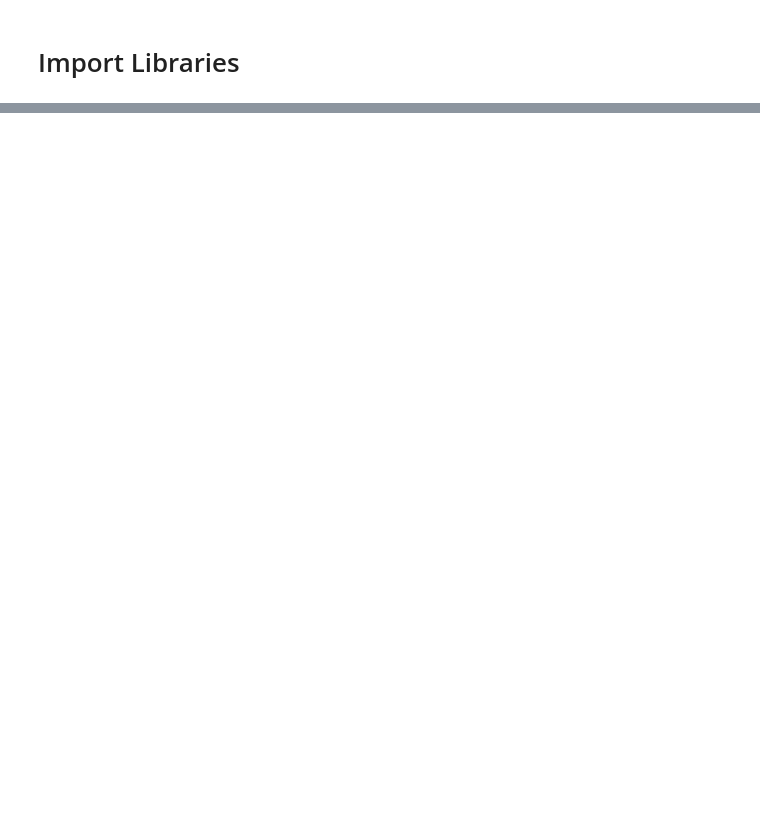
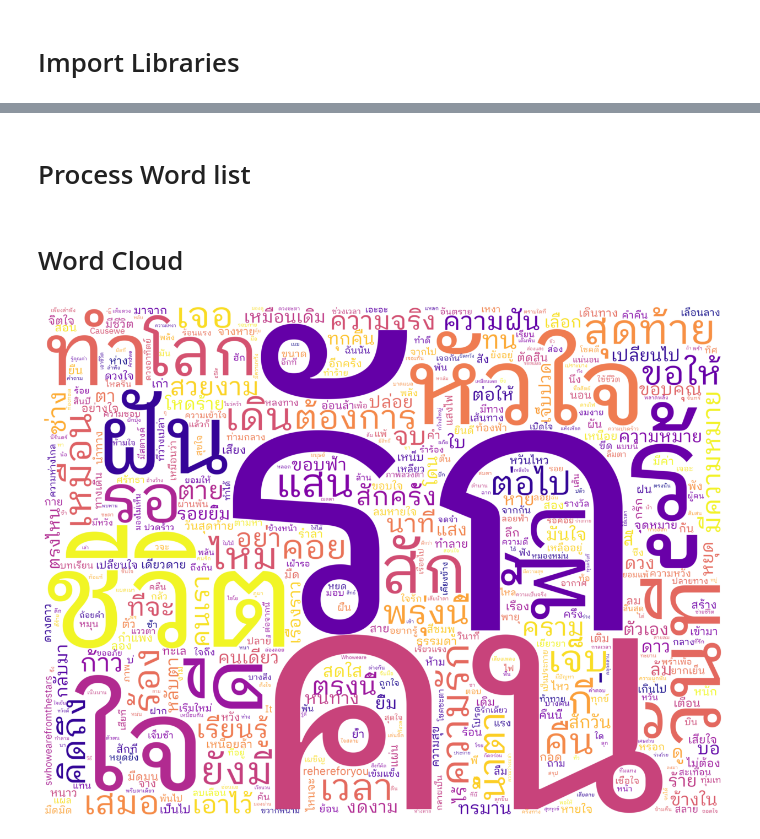
Before and after one commit to porworaeng/Thai_song_lyrics_analysis, a Jupyter notebook: lyrics_analysis.ipynb, the cells around one changed output, grey strips where cells are left out. Drawn from its saved outputs; the diff is of its cells as text; code cells hidden in the pictures; blank space fills up the shorter version.

```diff
--- a/lyrics_analysis.ipynb
+++ b/lyrics_analysis.ipynb
@@ -17,0 +97,45 @@ df_bodyslam.head()
+# %% [markdown]
+# Process Word list
+# %%
+wordList_bodyslam = []
+wordList_carabao = []
+wordList_ppuu = []
+
+for Lyrics in df_bodyslam['Lyrics']:
+  wordList_bodyslam = wordList_bodyslam + pn.word_tokenize(Lyrics)
+
+for Lyrics in df_carabao['Lyrics']:
+  wordList_carabao = wordList_carabao + pn.word_tokenize(Lyrics)
+
+for Lyrics in df_puu['Lyrics']:
+  wordList_ppuu = wordList_ppuu + pn.word_tokenize(Lyrics)
+# %% [markdown]
+# Word Cloud
+# %%
+def create_wordcloud(wordlist):
+    path = 'IBMPlexSansThaiLooped-Regular.ttf'
+    wordcloud = WordCloud(
+                        font_path=path, # font THSarabunNew
+                        stopwords=thai_stopwords(), # stop words ที่ใช้ซึ่งจะโดนตัดออกและไม่แสดงบน words cloud
+                        relative_scaling=0.3,
+                        min_font_size=1,
+                        background_color = "white",
+                        width=1024,
+                        height=768,
+                        max_words=500, # จำนวนคำที่เราต้องการจะแสดงใน Word Cloud
+                        colormap='plasma',
+                        scale=3,
+                        font_step=4,
+                        collocations=False,
+                        regexp=r"[ก-๙a-zA-Z']+", # Regular expression to split the input text into token
+                        margin=2
+                        ).generate(' '.join(wordlist))
+
+    fig, ax = plt.subplots(1, 1, figsize=(16, 12))
+    ax.imshow(wordcloud, interpolation='bilinear')
+    ax.axis("off")
+    fig.show()
+# %%
+create_wordcloud(wordList_bodyslam)
+# %% [output]
+[figure, added]
```
Also changed, not shown: parts of 22 cells of this notebook, 5 other files.
